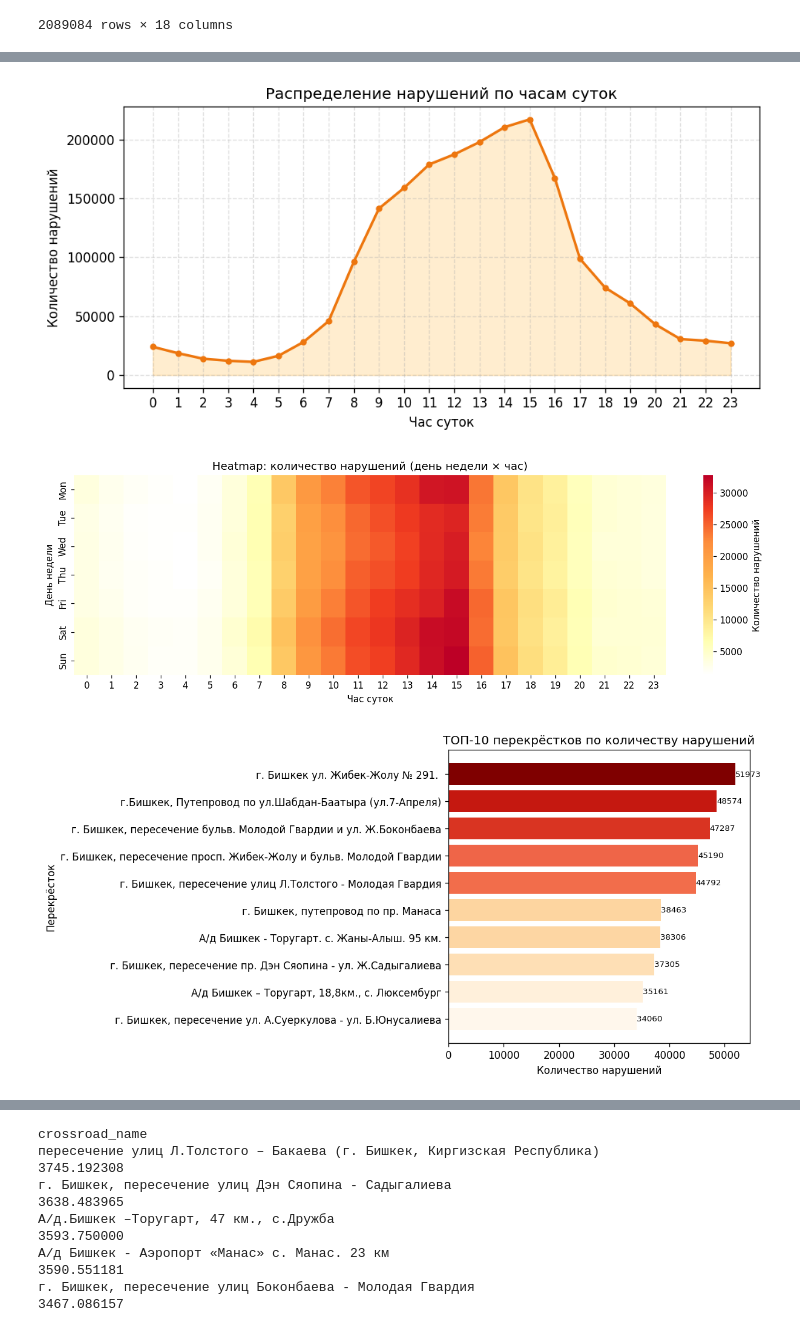
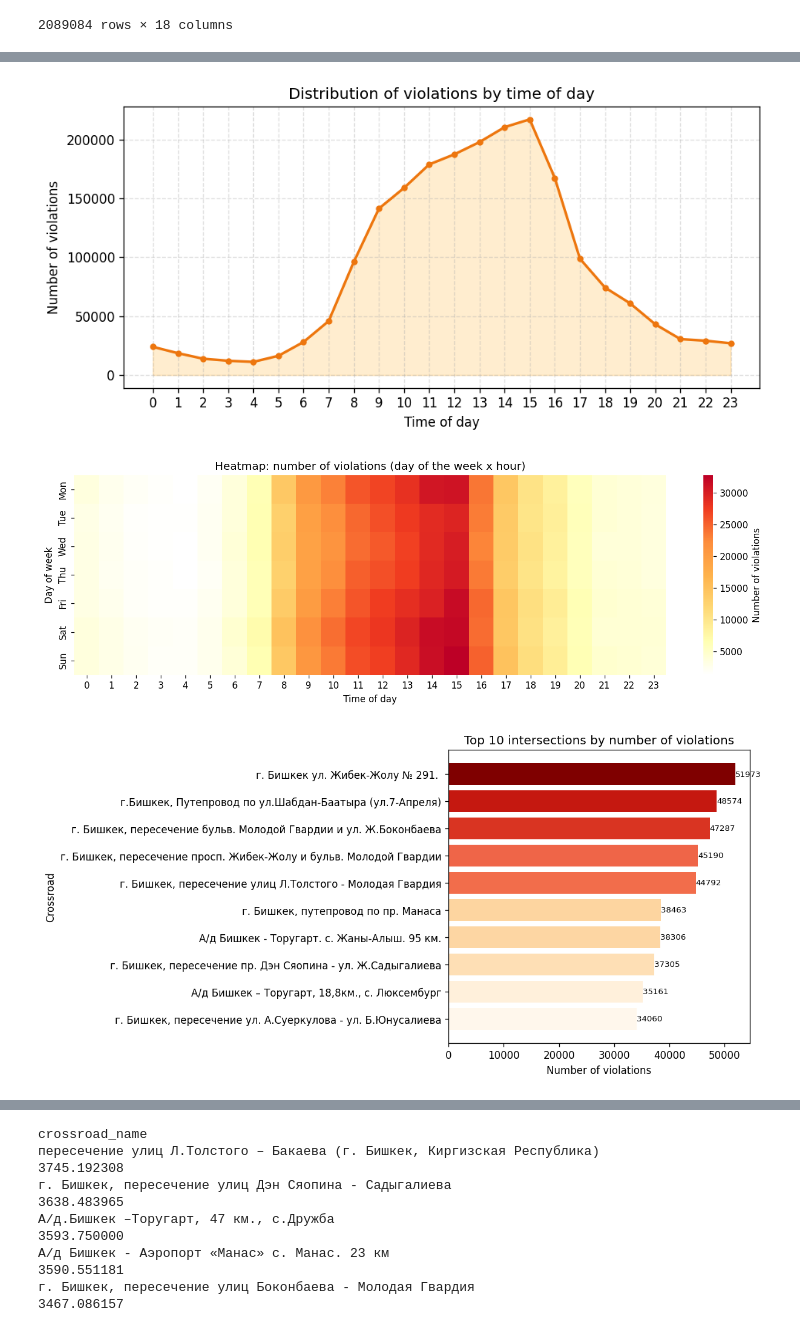
Before and after one commit to s-bye/Kyrgyzstan-traffic, a Jupyter notebook: baiastan_v.ipynb, the cells around one changed output, grey strips where cells are left out. Cells and saved outputs as stored; diff of their text form; code cells hidden in the pictures.

```diff
--- a/baiastan_v.ipynb
+++ b/baiastan_v.ipynb
@@ -520,40 +509,38 @@ plt.show()
 # %%
 hour_counts = (
     df
     .groupby('hour')
     .size()
     .reset_index(name='n_violations')
     .sort_values('hour')
 )
 
 plt.figure(figsize=(8, 4), dpi=120)
 
 x = hour_counts['hour']
 y = hour_counts['n_violations']
 
 plt.plot(x, y, marker='o', linewidth=2, color='#ED760E', markersize=4)
 
 plt.fill_between(
     x,
     y,
     alpha=0.25,
     color='#FFB841'
 )
 
-plt.xlabel('Час суток')
-plt.ylabel('Количество нарушений')
-plt.title('Распределение нарушений по часам суток')
+plt.xlabel('Time of day')
+plt.ylabel('Number of violations')
+plt.title('Distribution of violations by time of day')
 
 plt.xticks(range(0, 24))
 plt.grid(True, linestyle='--', alpha=0.4)
 
 plt.tight_layout()
 plt.show()
 # %% [output]
-[figure, old version]
+[figure, new version]
 # %%
-
-
 pivot = (
     df
     .groupby(['weekday', 'hour'])
@@ -592,12 +579,12 @@ plt.figure(figsize=(12, 4), dpi=120)
 sns.heatmap(
     pivot_sns,
     cmap=custom_cmap,
-    cbar_kws={'label': 'Количество нарушений'}
+    cbar_kws={'label': 'Number of violations'}
 )
 
-plt.xlabel('Час суток')
-plt.ylabel('День недели')
-plt.title('Heatmap: количество нарушений (день недели × час)')
+plt.xlabel('Time of day')
+plt.ylabel('Day of week')
+plt.title('Heatmap: number of violations (day of the week x hour)')
 
 plt.xticks(
     ticks=np.arange(0.5, 24.5),
@@ -607,7 +594,7 @@ plt.xticks(
 plt.tight_layout()
 plt.show()
 # %% [output]
-[figure, old version]
+[figure, new version]
 # %%
 import matplotlib.colors as mcolors
 
@@ -630,9 +617,9 @@ plt.figure(figsize=(10, 5), dpi=120)
 
 plt.barh(top_crossroads.index, top_crossroads.values, color=colors)
 
-plt.xlabel('Количество нарушений')
-plt.ylabel('Перекрёсток')
-plt.title('ТОП-10 перекрёстков по количеству нарушений')
+plt.xlabel('Number of violations')
+plt.ylabel('Crossroad')
+plt.title('Top 10 intersections by number of violations')
 
 for i, v in enumerate(top_crossroads.values):
     plt.text(v, i, str(v), va='center', ha='left', fontsize=8)
@@ -640,7 +627,7 @@ for i, v in enumerate(top_crossroads.values):
 plt.tight_layout()
 plt.show()
 # %% [output]
-[figure, old version]
+[figure, new version]
 # %%
 cross_counts = df['crossroad_name'].value_counts()
 
```
Also changed, not shown: parts of 20 cells of this notebook.
